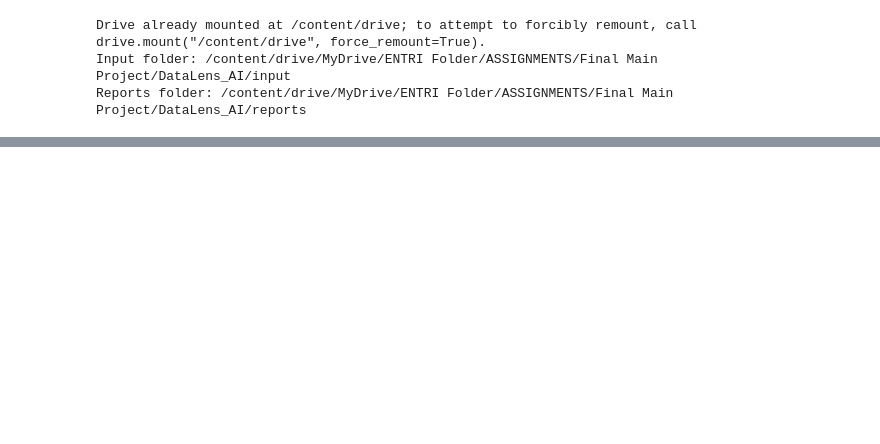
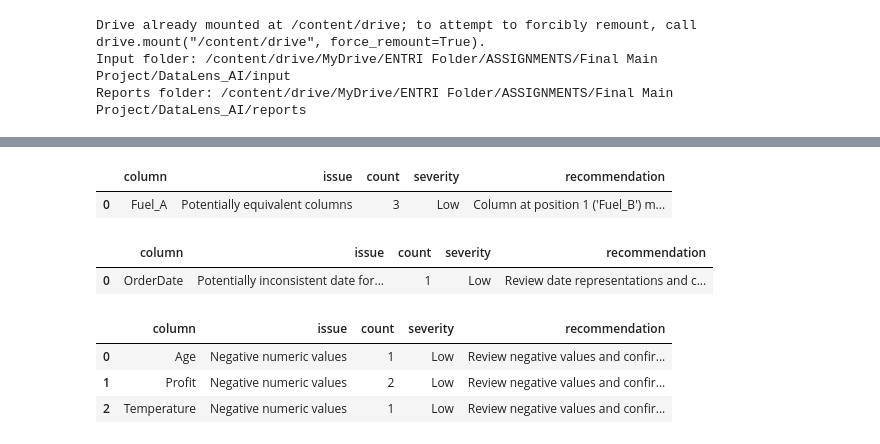
Before and after one commit to NamithaDaney/DataLens-AI, a Jupyter notebook: DataLens_AI.ipynb, the cells around one changed output, grey strips where cells are left out. Saved outputs shown, nothing was run; the diff lists cells and outputs as text; code cells hidden in the pictures; blank space fills up the shorter version.

```diff
--- a/DataLens_AI.ipynb
+++ b/DataLens_AI.ipynb
@@ -421,23 +253,0 @@ display(
-# %%
-
-columns_to_inspect = [
-    "it",
-    "km",
-    "Wheel Size",
-    "priceActual",
-    "price",
-    "Unnamed: 0",
-    "Seats",
-    "Seats.1",
-    "transmission",
-    "Transmission"
-]
-
-for col in columns_to_inspect:
-    if col in df.columns:
-        print(f"\n--- {col} ---")
-        print("Data type:", df[col].dtype)
-        print("Missing values:", df[col].isna().sum())
-        print("Unique values:", df[col].nunique())
-        print("Sample values:")
-        print(df[col].dropna().head(5).tolist())
@@ -539,0 +316,16 @@ Duplicate rows: 0
+# %%
+test_df = pd.DataFrame({
+    "Fuel_A": ["Petrol", "Diesel ", "CNG"],
+    "Fuel_B": ["petrol", "diesel", "cng"],
+    "City": ["Bengaluru", "Chennai", "Kochi"],
+    "Score": [10, 20, 30]
+})
+
+test_result = pd.DataFrame(
+    find_near_duplicate_columns(test_df)
+)
+
+display(test_result)
+# %% [output]
+|  | column | issue | count | severity | recommendation |
+| 0 | Fuel_A | Potentially equivalent columns | 3 | Low | Column at position 1 ('Fuel_B') m... |
@@ -539,0 +400,19 @@ Duplicate rows: 0
+# %%
+test_df = pd.DataFrame({
+    "OrderDate": [
+        "2025-01-15",
+        "15/01/2025",
+        "Jan 15, 2025",
+        "2025-02-10"
+    ],
+    "Product": ["Pen", "Book", "Bag", "Pencil"]
+})
+
+test_result = pd.DataFrame(
+    find_inconsistent_date_formats(test_df)
+)
+
+display(test_result)
+# %% [output]
+|  | column | issue | count | severity | recommendation |
+| 0 | OrderDate | Potentially inconsistent date for... | 1 | Low | Review date representations and c... |
@@ -539,0 +453,18 @@ Duplicate rows: 0
+# %%
+test_df = pd.DataFrame({
+    "Age": [25, 30, -5, 40],
+    "Profit": [100, -20, 50, -10],
+    "Temperature": [20, -3, 15, 10],
+    "Product": ["A", "B", "C", "D"]
+})
+
+test_result = pd.DataFrame(
+    find_negative_numeric_values(test_df)
+)
+
+display(test_result)
+# %% [output]
+|  | column | issue | count | severity | recommendation |
+| 0 | Age | Negative numeric values | 1 | Low | Review negative values and confir... |
+| 1 | Profit | Negative numeric values | 2 | Low | Review negative values and confir... |
+| 2 | Temperature | Negative numeric values | 1 | Low | Review negative values and confir... |
```
Also changed, not shown: parts of 20 cells of this notebook.
